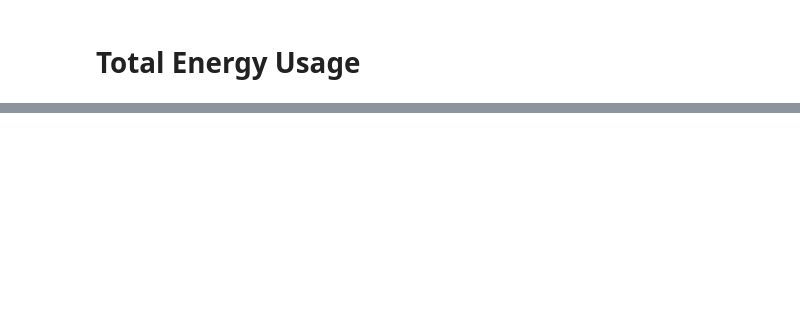
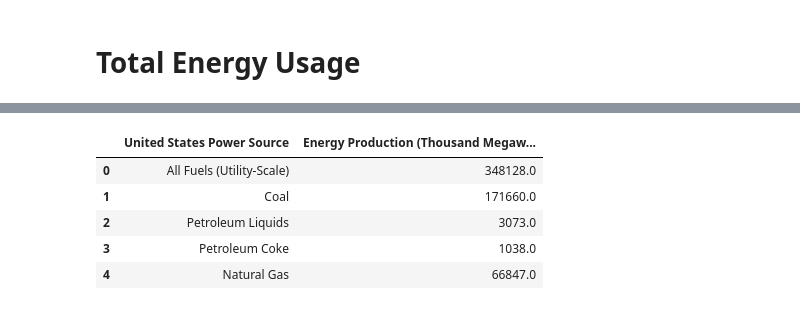
Before and after one commit to DylanRCastillo/CA-US-Emissions-and-Energy-Production, a Jupyter notebook: project_analysis_notebook.ipynb, the cells around one changed output, grey strips where cells are left out. Drawn from its saved outputs; the diff is of its cells as text; code cells hidden in the pictures; blank space fills up the shorter version.

```diff
--- a/project_analysis_notebook.ipynb
+++ b/project_analysis_notebook.ipynb
@@ -374,0 +290,12 @@ plt.show()
+# %%
+#ANOVA Testing Data - Dylan
+filepath_dylan = 'Resources/Clean US Power Source vs Energy Production.csv'
+data_dylan = pd.read_csv(filepath_dylan)
+data_dylan.head()
+# %% [output]
+|  | United States Power Source | Energy Production (Thousand Megaw... |
+| 0 | All Fuels (Utility-Scale) | 348128.0 |
+| 1 | Coal | 171660.0 |
+| 2 | Petroleum Liquids | 3073.0 |
+| 3 | Petroleum Coke | 1038.0 |
+| 4 | Natural Gas | 66847.0 |
```
Also changed, not shown: parts of 25 cells of this notebook, 3 other files.
